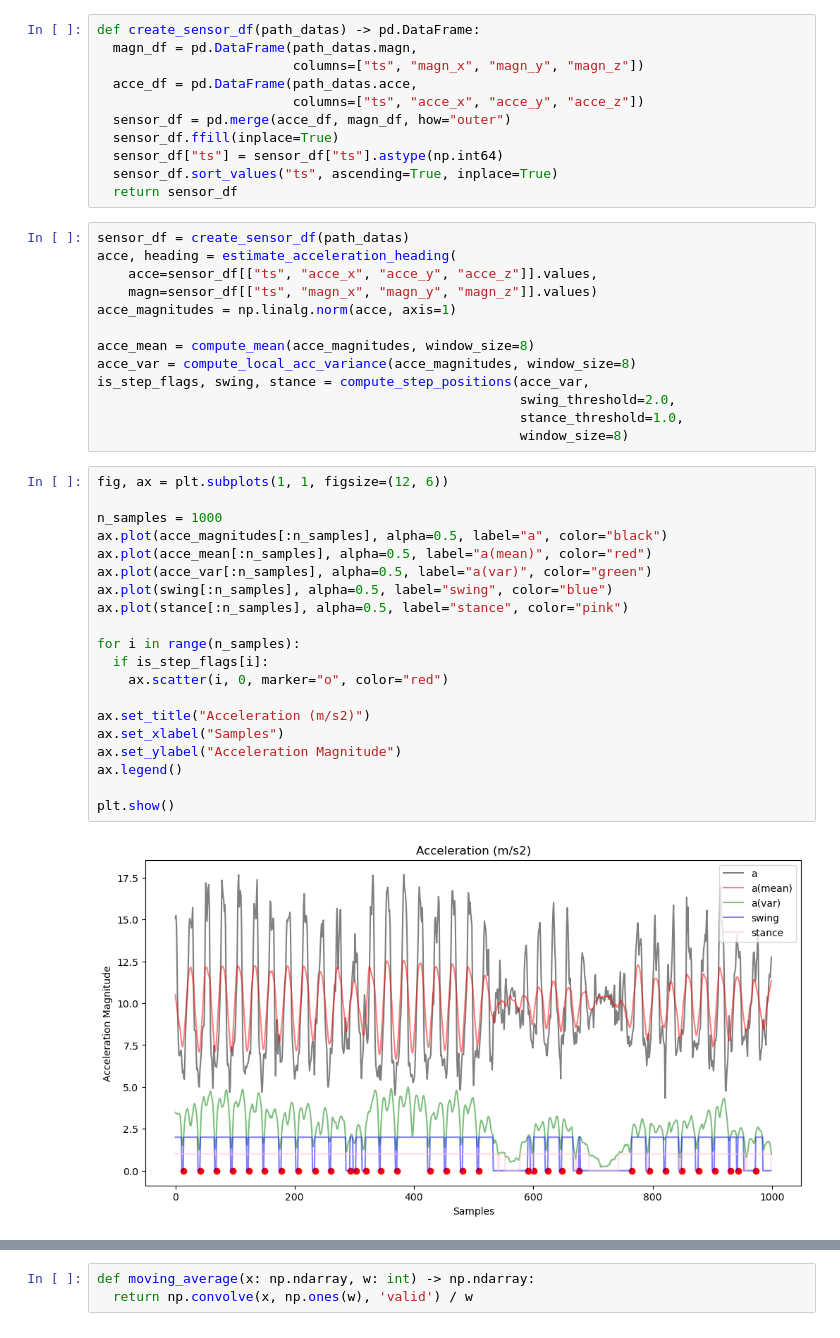
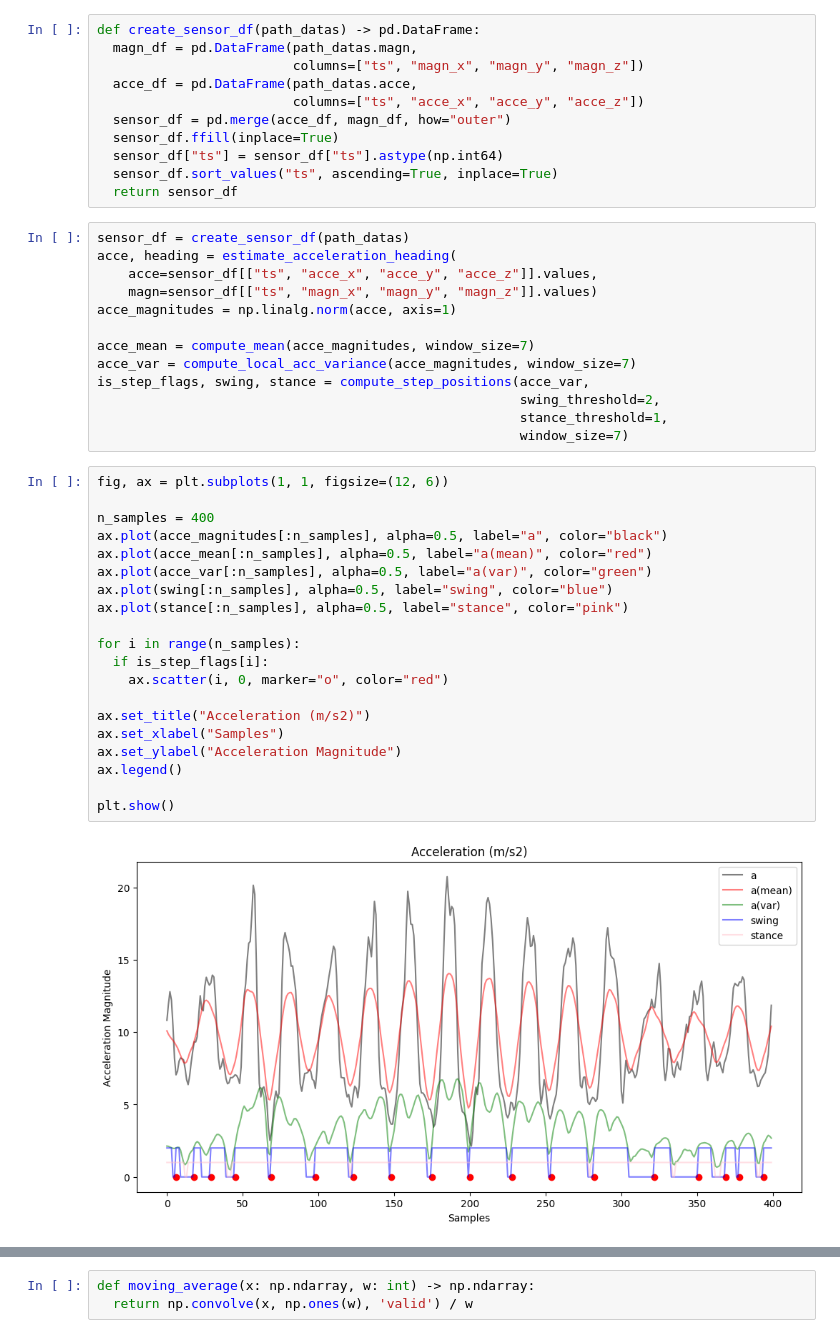
Before and after one commit to hungnd11/my-thesis, a Jupyter notebook: code/notebooks/piloc.ipynb, the cells around one changed output, grey strips where cells are left out. Cells and saved outputs as stored; diff of their text form.

```diff
--- a/code/notebooks/piloc.ipynb
+++ b/code/notebooks/piloc.ipynb
@@ -212,34 +216,34 @@ acce, heading = estimate_acceleration_heading(
     magn=sensor_df[["ts", "magn_x", "magn_y", "magn_z"]].values)
 acce_magnitudes = np.linalg.norm(acce, axis=1)
 
-acce_mean = compute_mean(acce_magnitudes, window_size=8)
-acce_var = compute_local_acc_variance(acce_magnitudes, window_size=8)
+acce_mean = compute_mean(acce_magnitudes, window_size=7)
+acce_var = compute_local_acc_variance(acce_magnitudes, window_size=7)
 is_step_flags, swing, stance = compute_step_positions(acce_var,
-                                                      swing_threshold=2.0,
-                                                      stance_threshold=1.0,
-                                                      window_size=8)
+                                                      swing_threshold=2,
+                                                      stance_threshold=1,
+                                                      window_size=7)
 # %%
 fig, ax = plt.subplots(1, 1, figsize=(12, 6))
 
-n_samples = 1000
+n_samples = 400
 ax.plot(acce_magnitudes[:n_samples], alpha=0.5, label="a", color="black")
 ax.plot(acce_mean[:n_samples], alpha=0.5, label="a(mean)", color="red")
 ax.plot(acce_var[:n_samples], alpha=0.5, label="a(var)", color="green")
 ax.plot(swing[:n_samples], alpha=0.5, label="swing", color="blue")
 ax.plot(stance[:n_samples], alpha=0.5, label="stance", color="pink")
 
 for i in range(n_samples):
   if is_step_flags[i]:
     ax.scatter(i, 0, marker="o", color="red")
 
 ax.set_title("Acceleration (m/s2)")
 ax.set_xlabel("Samples")
 ax.set_ylabel("Acceleration Magnitude")
 ax.legend()
 
 plt.show()
 # %% [output]
-[figure, old version]
+[figure, new version]
 # %%
 sensor_timestamps = sensor_df["ts"].values
 heading_with_timestamps = np.vstack((sensor_timestamps, heading)).T
```
Also changed, not shown: parts of 38 cells of this notebook.
